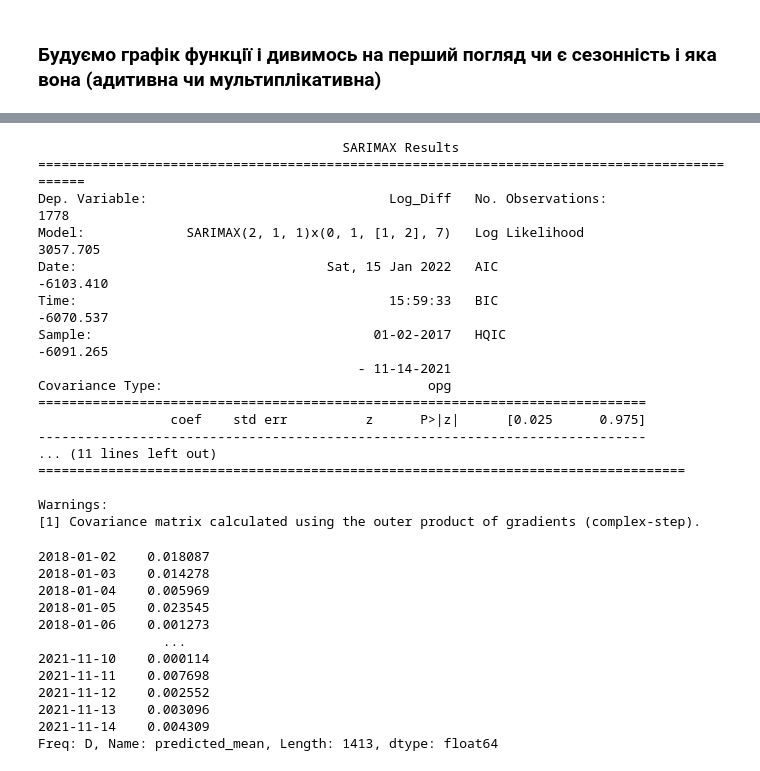
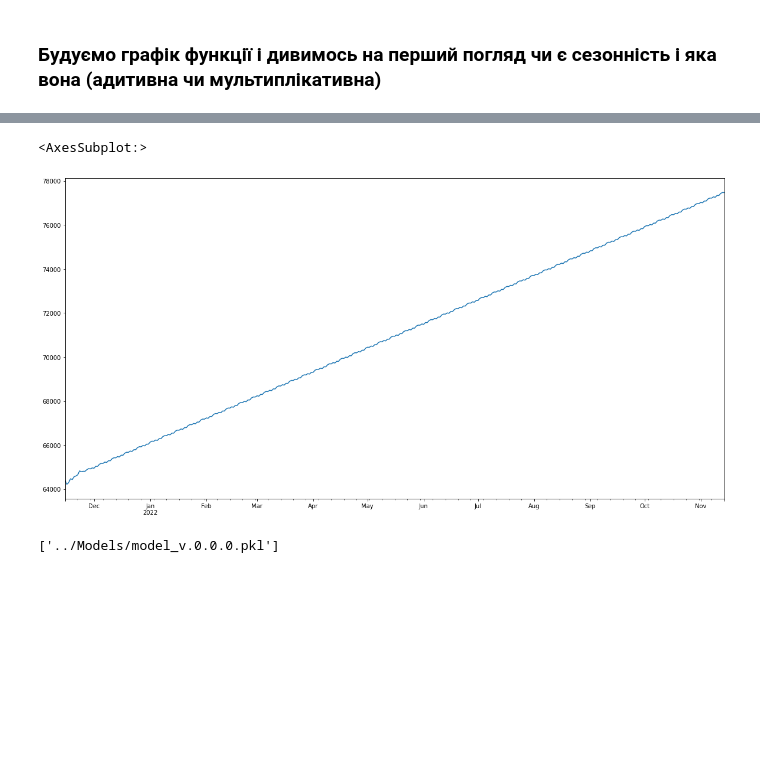
Before and after one commit to optimist2point0/exchange_rate_forecast, a Jupyter notebook: Notebooks/Some predictions.ipynb, the cells around one changed output, grey strips where cells are left out. Cells and saved outputs as stored; diff of their text form; code cells hidden in the pictures; blank space fills up the shorter version.

```diff
--- a/Notebooks/Some predictions.ipynb
+++ b/Notebooks/Some predictions.ipynb
@@ -131,0 +118,2 @@ print(best_model.summary())
+# %%
+result_df = optimize_SARIMA(parameters_list, 1, 1, 7, dataset['prices_box_diff'])
@@ -222,42 +196,5 @@ result_df
-# %%
-p, q, P, Q = result_df['(p,q)x(P,Q)'][0]
-
-best_model = SARIMAX(dataset['Open'], order=(p, d, q),
-                                       seasonal_order=(P, D, Q, s)).fit(disp=-1)
-
-print(best_model.summary())
-# %% [output]
-                                       SARIMAX Results
-==============================================================================================
-Dep. Variable:                               Log_Diff   No. Observations:                 1778
-Model:             SARIMAX(2, 1, 1)x(0, 1, [1, 2], 7)   Log Likelihood                3057.705
-Date:                                Sat, 15 Jan 2022   AIC                          -6103.410
-Time:                                        15:59:33   BIC                          -6070.537
-Sample:                                    01-02-2017   HQIC                         -6091.265
-                                         - 11-14-2021
-Covariance Type:                                  opg
-==============================================================================
-                 coef    std err          z      P>|z|      [0.025      0.975]
-------------------------------------------------------------------------------
-... (11 lines left out)
-===================================================================================
-
-Warnings:
-[1] Covariance matrix calculated using the outer product of gradients (complex-step).
-# %%
-prediction = best_model.predict(365)
 # %%
-prediction
+prediction.plot()
 # %% [output]
-2018-01-02    0.018087
-2018-01-03    0.014278
-2018-01-04    0.005969
-2018-01-05    0.023545
-2018-01-06    0.001273
-                ...
-2021-11-10    0.000114
-2021-11-11    0.007698
-2021-11-12    0.002552
-2021-11-13    0.003096
-2021-11-14    0.004309
-Freq: D, Name: predicted_mean, Length: 1413, dtype: float64
+<AxesSubplot:>
+[figure, added]
@@ -265,0 +203,4 @@ plt.rcParams.update({'figure.figsize': (20,20)})
+# %%
+joblib.dump(best_model, '../Models/model_v.0.0.0.pkl')
+# %% [output]
+['../Models/model_v.0.0.0.pkl']
```
Also changed, not shown: parts of 18 cells of this notebook, 1 other file.
